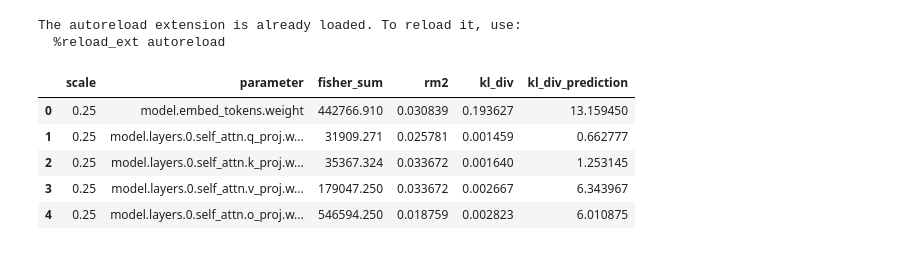
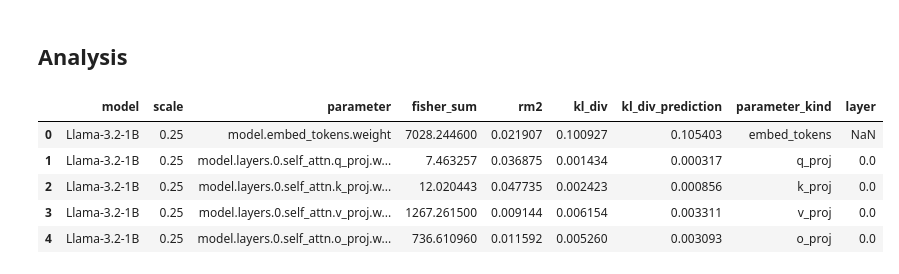
Before and after one commit to graphcore-research/optimal-weight-formats, a Jupyter notebook: 0503-GemmaFisherIssue.ipynb, the cells around one changed output. Saved outputs shown, nothing was run; the diff lists cells and outputs as text; code cells hidden in the pictures.

```diff
--- a/0503-GemmaFisherIssue.ipynb
+++ b/0503-GemmaFisherIssue.ipynb
@@ -2,19 +6,25 @@
 %load_ext autoreload
 %autoreload 2
 
+import collections
 import numpy as np
+import re
 import tqdm
 import torch
 from torch import tensor, Tensor
-from typing import Any
+import transformers
+from typing import Any, Iterable
 
 import matplotlib
 import matplotlib.pyplot as plt
 import pandas as pd
 import seaborn as sns
 
-import block_formats.experiments as E
+import weight_formats.experiments as E
+
+transformers.utils.logging.disable_progress_bar()
 matplotlib.rcParams.update({"axes.spines.top": False, "axes.spines.right": False, "legend.frameon": False})
+DEVICE = torch.device("cuda") if torch.cuda.is_available() else torch.device("cpu")
+
+def mname(model_id: str) -> str:
+    return model_id.split("/")[-1]
-# %% [output]
-The autoreload extension is already loaded. To reload it, use:
-  %reload_ext autoreload
@@ -27,21 +31,2 @@ runs = [run for run in E.runs("20250502-noise-sensitivity") if run.config.model
-# %%
-def get_row(run: E.AttrDict) -> dict[str, Any]:
-    if run.meta.status == "finished" and "vision_model" not in run.config.test.parameter and "multi_modal_projector" not in run.config.test.parameter:
-        return dict(
-            scale=run.config.test.scale,
-            parameter=run.config.test.parameter,
-            fisher_sum=fisher_sum[run.config.test.parameter],
-            rm2=weight_stats[run.config.test.parameter].rm2,
-            kl_div=tensor(run.summary.kl_div).mean().item(),
-        )
-
-df = pd.DataFrame.from_records(filter(None, map(get_row, runs)))
-df["kl_div_prediction"] = 0.5 * (df.scale * df.rm2) ** 2 * df.fisher_sum
-df.head()
-# %% [output]
-|  | scale | parameter | fisher_sum | rm2 | kl_div | kl_div_prediction |
-| 0 | 0.25 | model.embed_tokens.weight | 442766.910 | 0.030839 | 0.193627 | 13.159450 |
-| 1 | 0.25 | model.layers.0.self_attn.q_proj.w... | 31909.271 | 0.025781 | 0.001459 | 0.662777 |
-| 2 | 0.25 | model.layers.0.self_attn.k_proj.w... | 35367.324 | 0.033672 | 0.001640 | 1.253145 |
-| 3 | 0.25 | model.layers.0.self_attn.v_proj.w... | 179047.250 | 0.033672 | 0.002667 | 6.343967 |
-| 4 | 0.25 | model.layers.0.self_attn.o_proj.w... | 546594.250 | 0.018759 | 0.002823 | 6.010875 |
+# %% [markdown]
+## Analysis
@@ -47,0 +41,26 @@ df.head()
+# %%
+def get_rows() -> Iterable[dict[str, Any]]:
+    for model in SENSITIVITY_KL:
+        for scale in SENSITIVITY_KL[model]:
+            for parameter in SENSITIVITY_KL[model][scale]:
+                yield dict(
+                    model=model,
+                    scale=scale,
+                    parameter=parameter,
+                    fisher_sum=FISHER_SUM[model][parameter],
+                    rm2=WEIGHT_STATS[model][parameter].rm2,
+                    kl_div=SENSITIVITY_KL[model][scale][parameter],
+                )
+
+df = pd.DataFrame.from_records(get_rows())
+df["kl_div_prediction"] = 0.5 * (df.scale * df.rm2)**2 * df.fisher_sum
+df["parameter_kind"] = df.parameter.apply(lambda s: s.split(".")[-2])
+df["layer"] = df.parameter.apply(lambda s: float(p.group(1)) if (p := re.search(r"\.(\d+)\.", s)) else None)
+df.head()
+# %% [output]
+|  | model | scale | parameter | fisher_sum | rm2 | kl_div | kl_div_prediction | parameter_kind | layer |
+| 0 | Llama-3.2-1B | 0.25 | model.embed_tokens.weight | 7028.244600 | 0.021907 | 0.100927 | 0.105403 | embed_tokens | NaN |
+| 1 | Llama-3.2-1B | 0.25 | model.layers.0.self_attn.q_proj.w... | 7.463257 | 0.036875 | 0.001434 | 0.000317 | q_proj | 0.0 |
+| 2 | Llama-3.2-1B | 0.25 | model.layers.0.self_attn.k_proj.w... | 12.020443 | 0.047735 | 0.002423 | 0.000856 | k_proj | 0.0 |
+| 3 | Llama-3.2-1B | 0.25 | model.layers.0.self_attn.v_proj.w... | 1267.261500 | 0.009144 | 0.006154 | 0.003311 | v_proj | 0.0 |
+| 4 | Llama-3.2-1B | 0.25 | model.layers.0.self_attn.o_proj.w... | 736.610960 | 0.011592 | 0.005260 | 0.003093 | o_proj | 0.0 |
```
Also changed, not shown: parts of 11 cells of this notebook.
